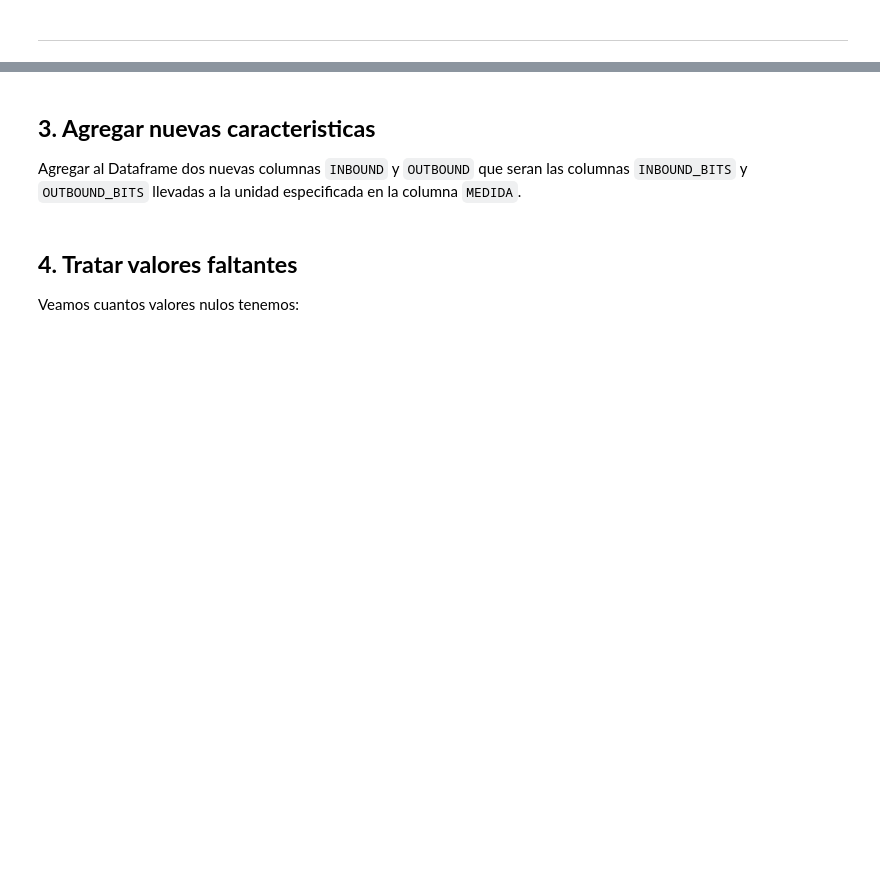
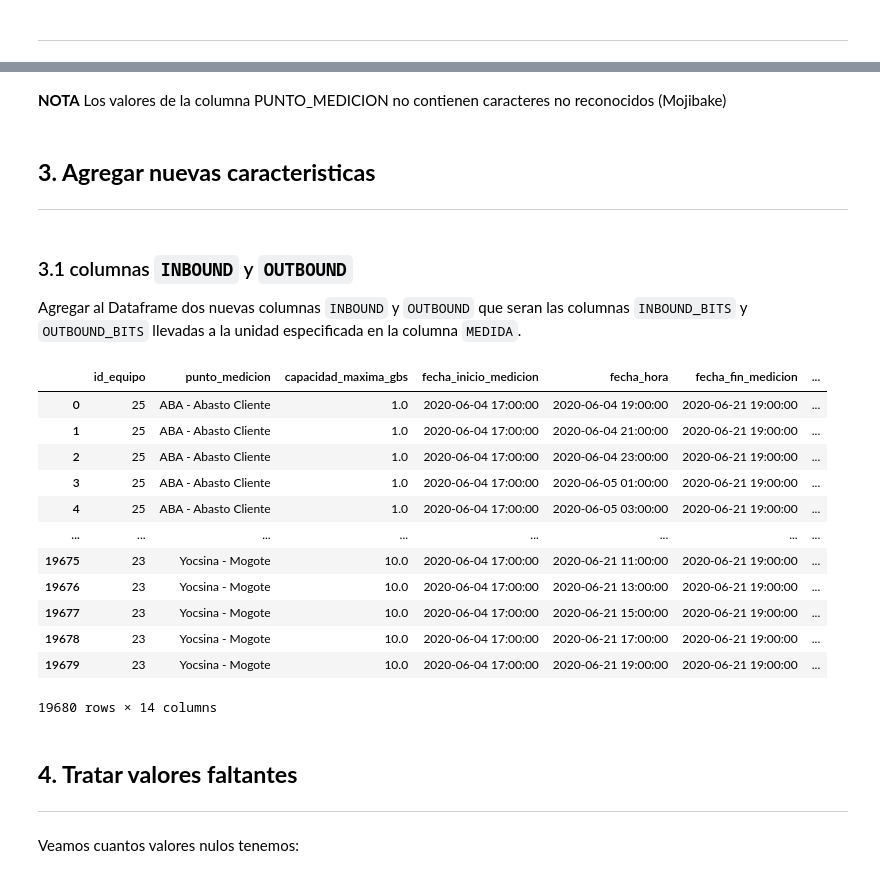
Before and after one commit to diplodatos2020/AnalisisYCuracion_Mentoria, a Jupyter notebook: Practico_AyC.ipynb, the cells around one changed output, grey strips where cells are left out. Cells and saved outputs as stored; diff of their text form; code cells hidden in the pictures; blank space fills up the shorter version.

```diff
--- a/Practico_AyC.ipynb
+++ b/Practico_AyC.ipynb
@@ -36,0 +93,4 @@ df_abasto = df[df['PUNTO MEDICION'] == "ABA - Abasto Cliente"]
+# %%
+df = pd.read_csv(
+    filename,
+    parse_dates=["FECHA INICIO MEDICION","FECHA HORA","FECHA FIN MEDICION"])
@@ -48,0 +154,12 @@ Chequear que no haya caracteres fuera de a-Z, 0-9 y _ en los nombres de columnas
+# %%
+# nombre a minusculas
+df.columns = df.columns.str.lower()
+# eliminado de espacios de borde
+df.columns = df.columns.str.strip()
+# reemplazo de espacios por "_"
+df.columns = df.columns.str.replace(' ', '_')
+# elimnar caracter %
+df.columns = df.columns.str.replace('%_', 'porcentaje_')
+# eliminar strings que tengan el patron [ y ] usando exp regulares
+df.columns = df.columns.str.replace('(\[|\])', '', regex=True)
+df.sample(2)
@@ -49,4 +196,10 @@ Chequear que no haya caracteres fuera de a-Z, 0-9 y _ en los nombres de columnas
+# %% [markdown]
+**NOTA** Los valores de la columna PUNTO_MEDICION no contienen caracteres no reconocidos (Mojibake)
+# %% [markdown]
+## **3. Agregar nuevas caracteristicas**
+
+---
 # %% [markdown]
-## **3. Agregar nuevas caracteristicas**
+### 3.1  columnas `INBOUND` y `OUTBOUND`
 
 Agregar al Dataframe dos nuevas columnas `INBOUND` y `OUTBOUND` que seran las columnas `INBOUND_BITS` y `OUTBOUND_BITS` llevadas a la unidad especificada en la columna `MEDIDA`.
@@ -55,6 +206,34 @@ Agregar al Dataframe dos nuevas columnas `INBOUND` y `OUTBOUND` que seran las co
+# %%
+
+df['inbound'] = df.apply(
+    lambda row: row.loc['inbound_bits'] / 1e9 if row.loc['medida'] == 'GB' else row.loc['inbound_bits'] / 1e6,
+    axis=1
+)
+df['outbound'] = df.apply(
+    lambda row: row.loc['outbound_bits'] / 1e9 if row.loc['medida'] == 'GB' else row.loc['outbound_bits'] / 1e6,
+    axis=1
+)
+
+df
+# %% [output]
+|  | id_equipo | punto_medicion | capacidad_maxima_gbs | fecha_inicio_medicion | fecha_hora | fecha_fin_medicion | ... |
+| 0 | 25 | ABA - Abasto Cliente | 1.0 | 2020-06-04 17:00:00 | 2020-06-04 19:00:00 | 2020-06-21 19:00:00 | ... |
+| 1 | 25 | ABA - Abasto Cliente | 1.0 | 2020-06-04 17:00:00 | 2020-06-04 21:00:00 | 2020-06-21 19:00:00 | ... |
+| 2 | 25 | ABA - Abasto Cliente | 1.0 | 2020-06-04 17:00:00 | 2020-06-04 23:00:00 | 2020-06-21 19:00:00 | ... |
+| 3 | 25 | ABA - Abasto Cliente | 1.0 | 2020-06-04 17:00:00 | 2020-06-05 01:00:00 | 2020-06-21 19:00:00 | ... |
+| 4 | 25 | ABA - Abasto Cliente | 1.0 | 2020-06-04 17:00:00 | 2020-06-05 03:00:00 | 2020-06-21 19:00:00 | ... |
+| ... | ... | ... | ... | ... | ... | ... | ... |
+| 19675 | 23 | Yocsina - Mogote | 10.0 | 2020-06-04 17:00:00 | 2020-06-21 11:00:00 | 2020-06-21 19:00:00 | ... |
+| 19676 | 23 | Yocsina - Mogote | 10.0 | 2020-06-04 17:00:00 | 2020-06-21 13:00:00 | 2020-06-21 19:00:00 | ... |
+| 19677 | 23 | Yocsina - Mogote | 10.0 | 2020-06-04 17:00:00 | 2020-06-21 15:00:00 | 2020-06-21 19:00:00 | ... |
+| 19678 | 23 | Yocsina - Mogote | 10.0 | 2020-06-04 17:00:00 | 2020-06-21 17:00:00 | 2020-06-21 19:00:00 | ... |
+| 19679 | 23 | Yocsina - Mogote | 10.0 | 2020-06-04 17:00:00 | 2020-06-21 19:00:00 | 2020-06-21 19:00:00 | ... |
+19680 rows × 14 columns
 # %% [markdown]
 ## **4. Tratar valores faltantes**
 
+---
+
 Veamos cuantos valores nulos tenemos:
 # %%
 df_missing_values_count = df.isnull().sum()
```
Also changed, not shown: parts of 94 cells of this notebook, 3 other files.
